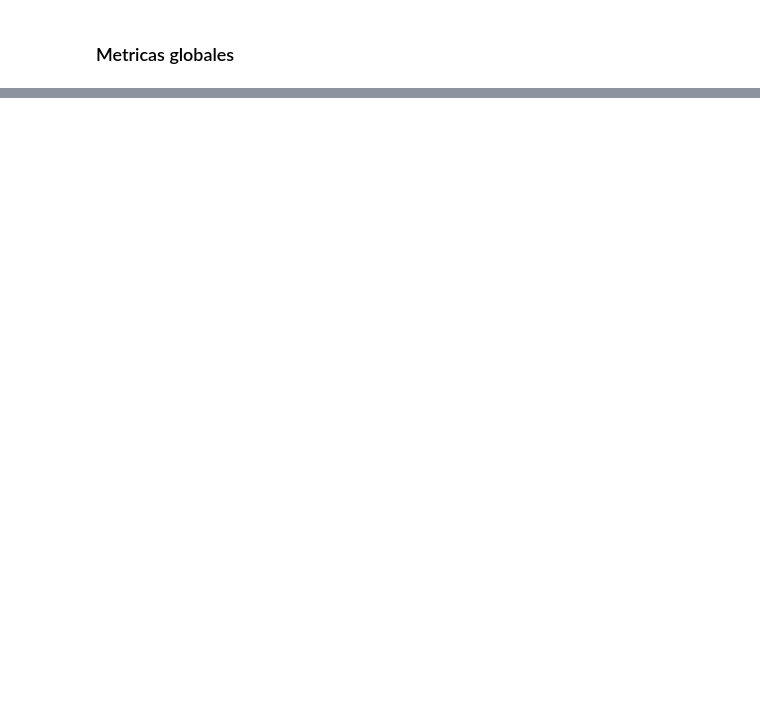
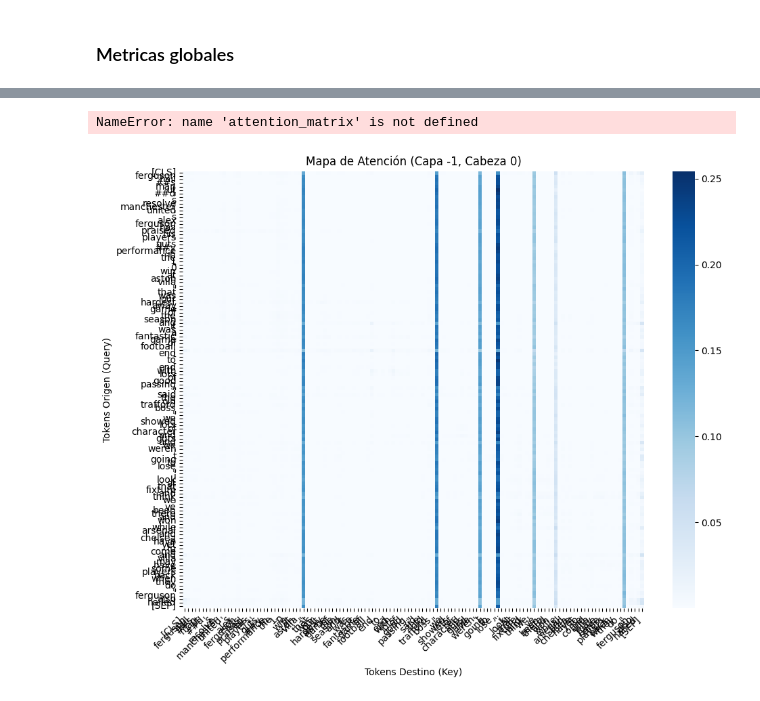
Before and after one commit to margomeza16/deep_leraning, a Jupyter notebook: miniproyecto3_transformers.ipynb, the cells around one changed output, grey strips where cells are left out. Saved outputs shown, nothing was run; the diff lists cells and outputs as text; code cells hidden in the pictures; blank space fills up the shorter version.

```diff
--- a/miniproyecto3_transformers.ipynb
+++ b/miniproyecto3_transformers.ipynb
@@ -1400,0 +1431,31 @@ F1-Score (Weighted Avg) &      0.9782 &   0.9750 \\
+# %%
+# Supongamos que el índice del caso a analizar es el 1552
+indice_elegido = 0  # o idx_correct
+
+# 1. Extraer el texto limpio de la columna 'text'
+ejemplo_texto = str(X_test['text'].iloc[indice_elegido])
+# Tomar solo los primeros 20 tokens de la frase para la visualización
+ejemplo_texto_corto = " ".join(ejemplo_texto.split()[:20])
+# 2. Pasarlo directamente a la función de atención de RoBERTa
+plot_attention_head(
+    model=roberta_model,
+    tokenizer=roberta_tokenizer,
+    text=ejemplo_texto_corto,
+    device=device,
+    layer_idx=-1,  # Última capa
+    head_idx=0     # Primera cabeza de atención (se puede probar con 0, 1, 2...)
+)
+# %% [output]
+NameError: name 'attention_matrix' is not defined
+# %%
+# Función de atención DistilBERT
+plot_attention_head(
+    model=model,
+    tokenizer=tokenizer,
+    text=ejemplo_texto,
+    device=device,
+    layer_idx=-1,  # Última capa
+    head_idx=0     # Primera cabeza de atención (se puede probar con 0, 1, 2...)
+)
+# %% [output]
+[figure, added]
```
Also changed, not shown: parts of 13 cells of this notebook.
